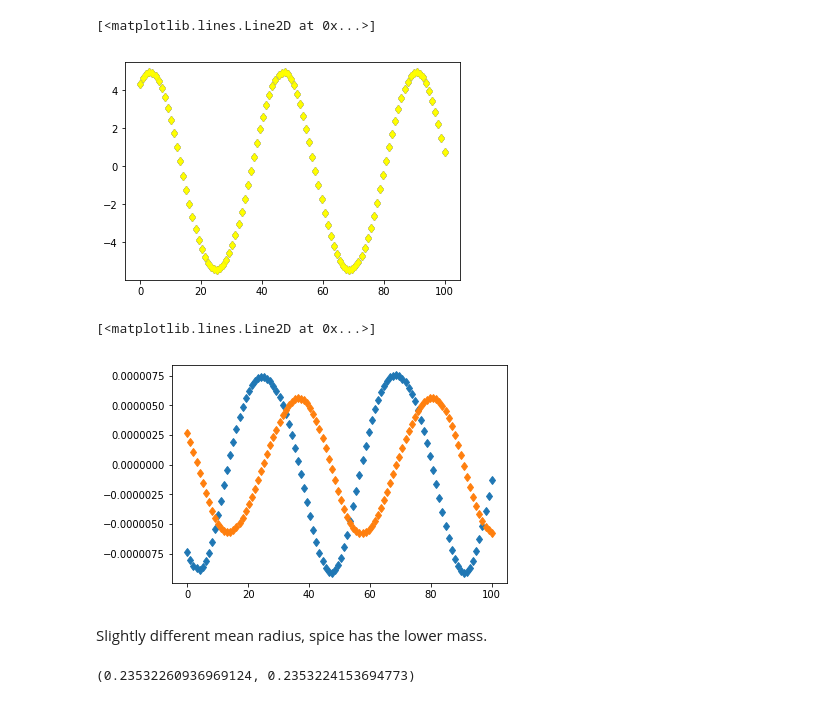
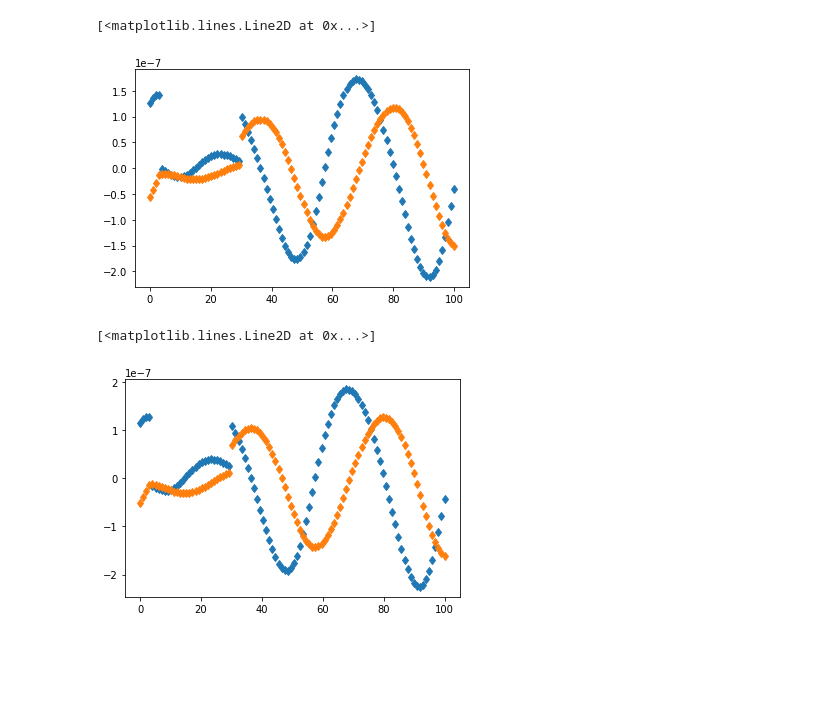
Before and after one commit to Alexandros101/Irregular-Satellites, a Jupyter notebook: HorizonsSpiceCompare.ipynb, the cells around one changed output. Drawn from its saved outputs; the diff is of its cells as text; code cells hidden in the pictures; blank space fills up the shorter version.

Commit message:
Added comparison between Horizons and Spice, error was coming from the fact that spice is 1.46s behind

```diff
--- a/HorizonsSpiceCompare.ipynb
+++ b/HorizonsSpiceCompare.ipynb
@@ -237,7 +236,7 @@ hors = []
 get_jupsp = get_spice_function('5','NONE','0')
 get_juphr = get_astroquery_function('5','geometric','g@0')
 for i in range(0,100):
-    spic.append(get_jupsp(JD_to_SpiceJD(2450814.916666667+100*i)))
+    spic.append(get_jupsp(JD_to_SpiceJD(2450814.916666667+100*i-0.01777/(24))))
     hors.append(get_juphr(2450814.916666667+100*i))
     print(i)
 spx = []
@@ -311,19 +310,15 @@ WARNING: ErfaWarning: ERFA function "d2dtf" yielded 1 of "dubious year (Note 5)"
 99
 # %%
-plt.plot(x,spx,"d",color = "blue")
-plt.plot(x,hrx,"d",color = "yellow")
+plt.plot(x,10**3*(np.array(spu)-np.array(hru)),"d")
+plt.plot(x,(np.array(spx)-np.array(hrx)),"d")
+#-0.01777 hours
 # %% [output]
 [<matplotlib.lines.Line2D at 0x...>]
-[figure, old version]
+[figure, new version]
 # %%
 plt.plot(x,10**3*(np.array(spu)-np.array(hru)),"d")
 plt.plot(x,(np.array(spx)-np.array(hrx)),"d")
+#-0.01774 hours
 # %% [output]
 [<matplotlib.lines.Line2D at 0x...>]
-[figure, old version]
+[figure, new version]
-# %% [markdown]
-Slightly different mean radius, spice has the lower mass.
-# %%
-np.sqrt(np.mean(spx)**2+np.mean(spy)**2+np.mean(spz)**2),np.sqrt(np.mean(hrx)**2+np.mean(hry)**2+np.mean(hrz)**2),
-# %% [output]
-(0.23532260936969124, 0.2353224153694773)
```
Also changed, not shown: parts of 14 cells of this notebook, 1 other file.
